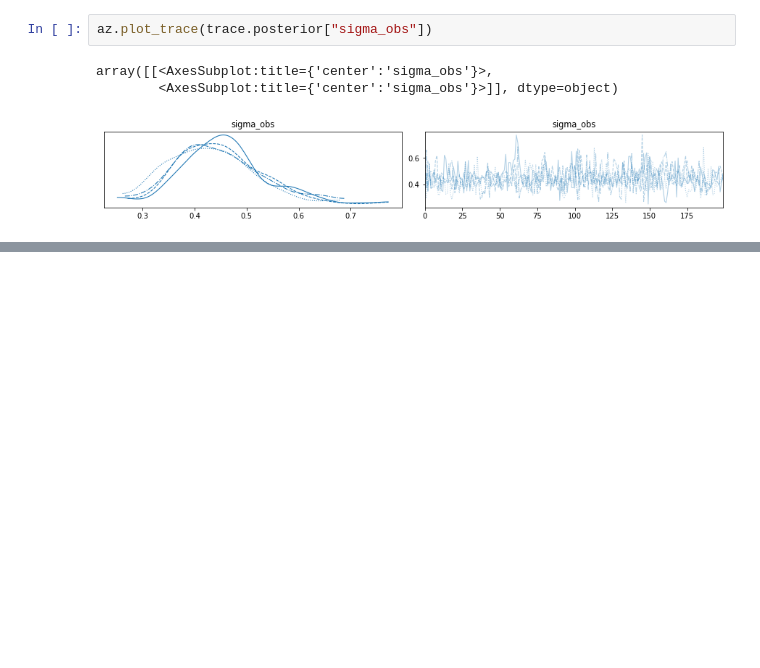
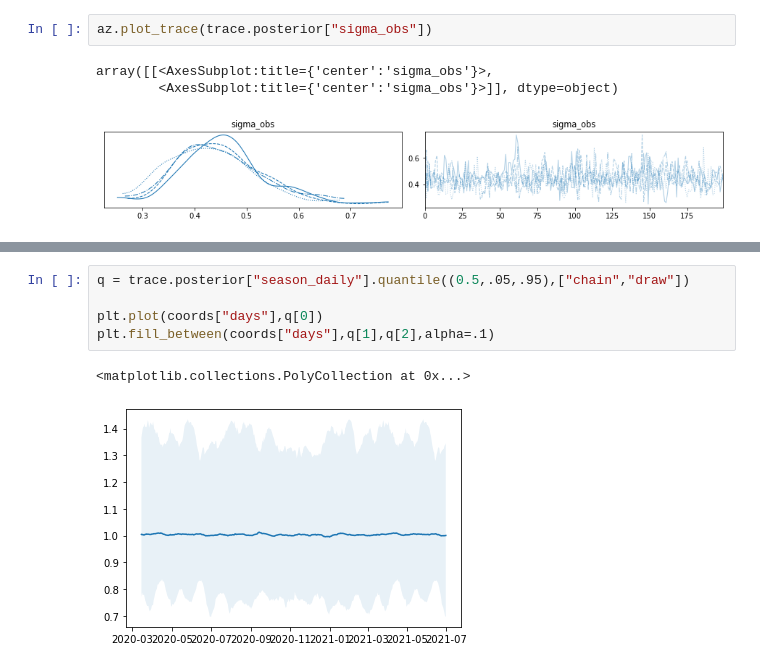
Before and after one commit to matthiaslinden/COVID19_AgeStratifiedModel, a Jupyter notebook: BuildingBlocks/FittingSplines.ipynb, the cells around one changed output, grey strips where cells are left out. Saved outputs shown, nothing was run; the diff lists cells and outputs as text; blank space fills up the shorter version.

```diff
--- a/BuildingBlocks/FittingSplines.ipynb
+++ b/BuildingBlocks/FittingSplines.ipynb
@@ -305,0 +472,8 @@ array([[<AxesSubplot:title={'center':'sigma_obs'}>,
+# %%
+q = trace.posterior["season_daily"].quantile((0.5,.05,.95),["chain","draw"])
+
+plt.plot(coords["days"],q[0])
+plt.fill_between(coords["days"],q[1],q[2],alpha=.1)
+# %% [output]
+<matplotlib.collections.PolyCollection at 0x...>
+[figure, added]
```
Also changed, not shown: parts of 12 cells of this notebook, 2 other files.
